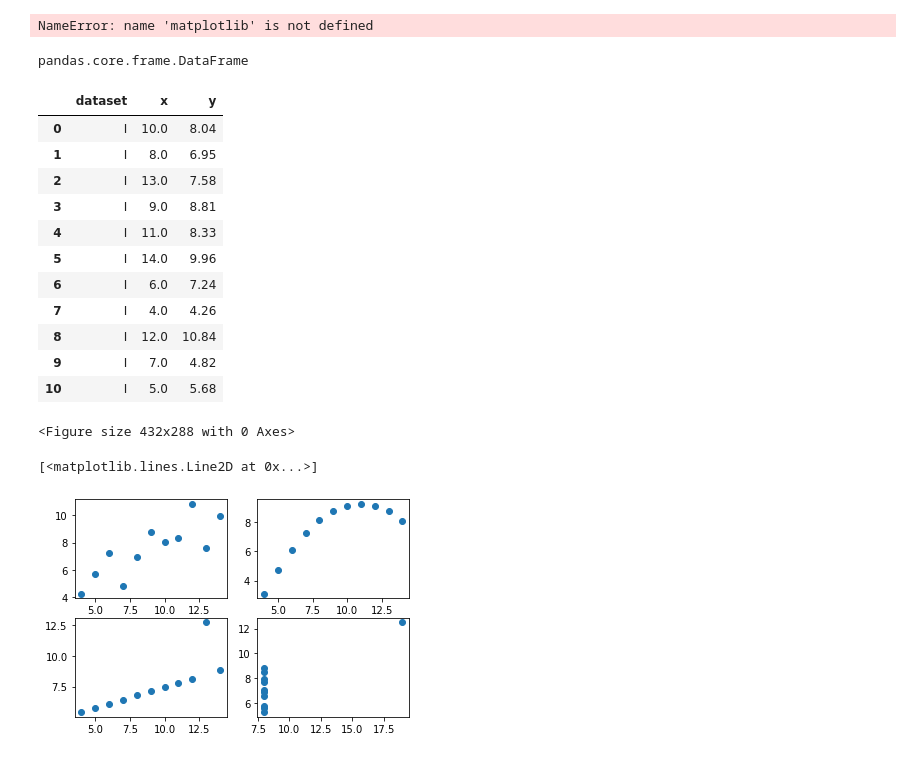
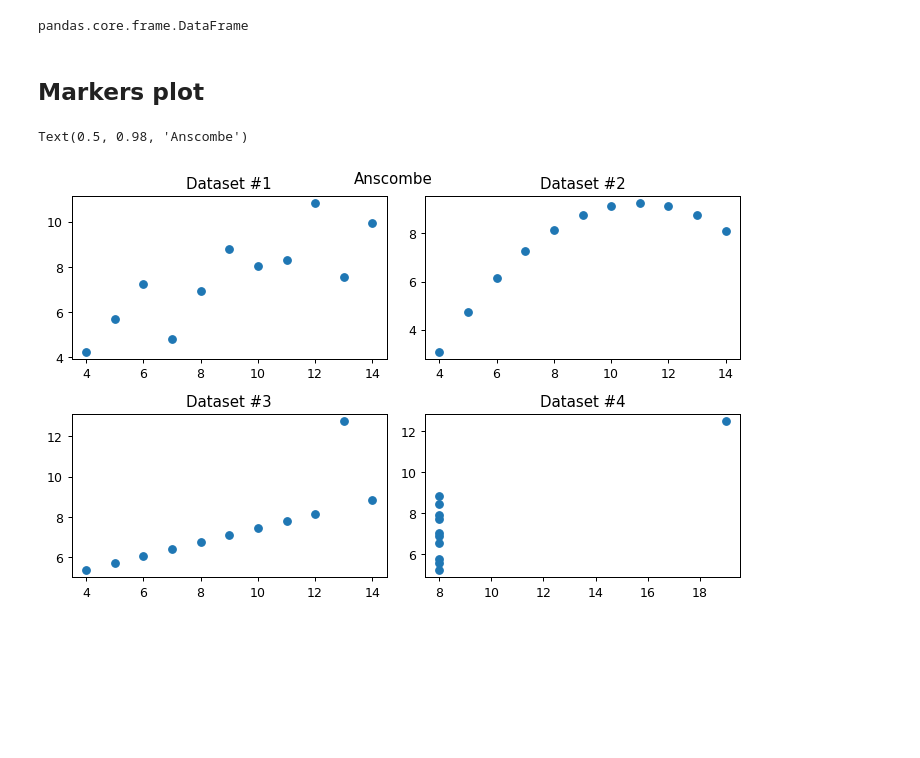
Before and after one commit to a-pineau/Pandas, a Jupyter notebook: Ch3.ipynb, the cells around one changed output. Cells and saved outputs as stored; diff of their text form; code cells hidden in the pictures; blank space fills up the shorter version.

```diff
--- a/Ch3.ipynb
+++ b/Ch3.ipynb
@@ -2,9 +2,6 @@
 %matplotlib inline
 import seaborn as sns
 import matplotlib.pyplot as plt
-matplotlib.use("TkAgg")
-# %% [output]
-NameError: name 'matplotlib' is not defined
 # %%
 anscombe = sns.load_dataset("anscombe")
 type(anscombe)
@@ -15,22 +12,28 @@ dataset_1 = anscombe[anscombe["dataset"] == "I"]
 dataset_2 = anscombe[anscombe["dataset"] == "II"]
 dataset_3 = anscombe[anscombe["dataset"] == "III"]
 dataset_4 = anscombe[anscombe["dataset"] == "IV"]
-# %%
-dataset_1
-# %% [output]
-|  | dataset | x | y |
-| 0 | I | 10.0 | 8.04 |
-| 1 | I | 8.0 | 6.95 |
-| 2 | I | 13.0 | 7.58 |
-| 3 | I | 9.0 | 8.81 |
-| 4 | I | 11.0 | 8.33 |
-| 5 | I | 14.0 | 9.96 |
-| 6 | I | 6.0 | 7.24 |
-| 7 | I | 4.0 | 4.26 |
-| 8 | I | 12.0 | 10.84 |
-| 9 | I | 7.0 | 4.82 |
-| 10 | I | 5.0 | 5.68 |
+# %% [markdown]
+## Markers plot
 # %%
-fig = plt.figure()
+fig = plt.figure(figsize=(8, 5), dpi=90)
+
+ax1 = fig.add_subplot(2, 2, 1)
+ax2 = fig.add_subplot(2, 2, 2)
+ax3 = fig.add_subplot(2, 2, 3)
+ax4 = fig.add_subplot(2, 2, 4)
+
+ax1.set_title("Dataset #1")
+ax2.set_title("Dataset #2")
+ax3.set_title("Dataset #3")
+ax4.set_title("Dataset #4")
+
+ax1.plot(dataset_1["x"], dataset_1["y"], "o")
+ax2.plot(dataset_2["x"], dataset_2["y"], "o")
+ax3.plot(dataset_3["x"], dataset_3["y"], "o")
+ax4.plot(dataset_4["x"], dataset_4["y"], "o")
+
+fig.tight_layout()
+fig.suptitle("Anscombe")
 # %% [output]
-<Figure size 432x288 with 0 Axes>
+Text(0.5, 0.98, 'Anscombe')
+[figure, added]
@@ -42,11 +39,0 @@ ax4 = fig.add_subplot(2, 2, 4)
-# %%
-ax1.plot(dataset_1["x"], dataset_1["y"], "o")
-ax2.plot(dataset_2["x"], dataset_2["y"], "o")
-ax3.plot(dataset_3["x"], dataset_3["y"], "o")
-ax4.plot(dataset_4["x"], dataset_4["y"], "o")
-# %% [output]
-[<matplotlib.lines.Line2D at 0x...>]
-# %%
-fig
-# %% [output]
-[figure, removed]
```
Also changed, not shown: parts of 10 cells of this notebook, 8 other files.
